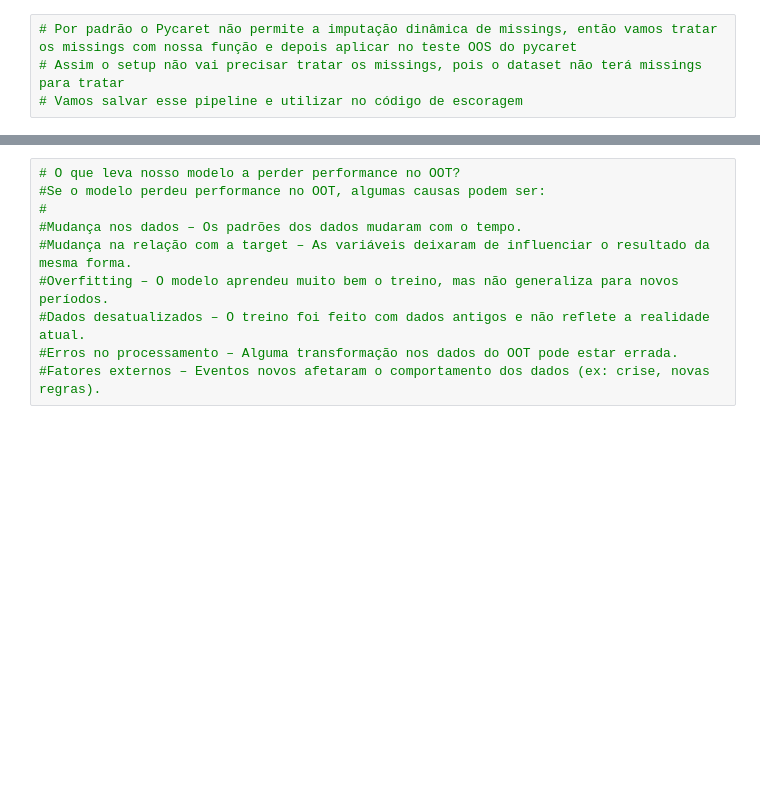
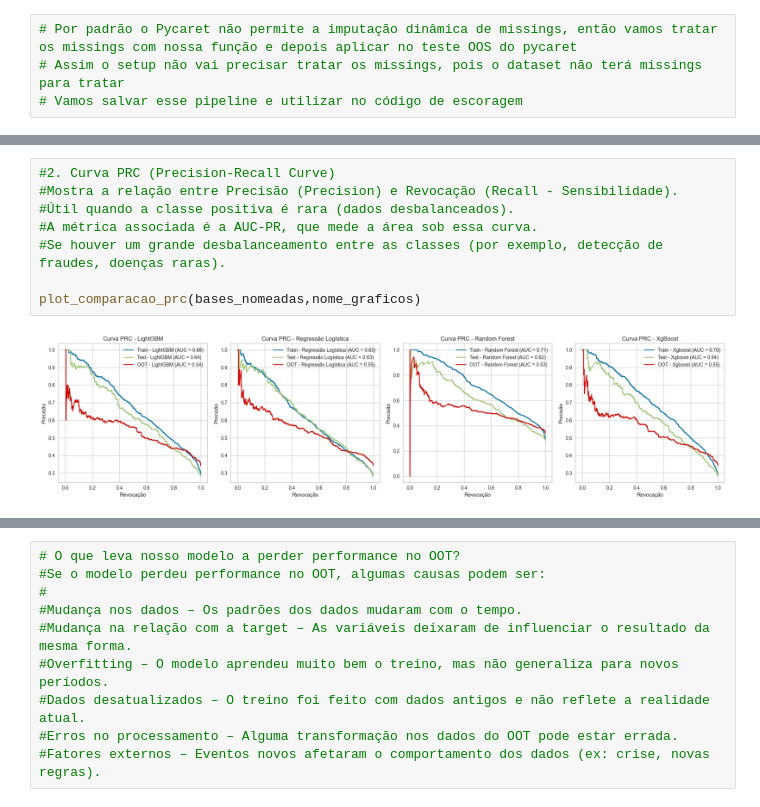
Before and after one commit to RodrigoFCMoreira/credit_scoring_ML_solver, a Jupyter notebook: 4 - Avaliar Técnica de modelagem.ipynb, the cells around one changed output, grey strips where cells are left out. Drawn from its saved outputs; the diff is of its cells as text; blank space fills up the shorter version.

```diff
--- a/4 - Avaliar Técnica de modelagem.ipynb
+++ b/4 - Avaliar Técnica de modelagem.ipynb
@@ -286,0 +421,10 @@ tabela_ks
+# %%
+#2. Curva PRC (Precision-Recall Curve)
+#Mostra a relação entre Precisão (Precision) e Revocação (Recall - Sensibilidade).
+#Útil quando a classe positiva é rara (dados desbalanceados).
+#A métrica associada é a AUC-PR, que mede a área sob essa curva.
+#Se houver um grande desbalanceamento entre as classes (por exemplo, detecção de fraudes, doenças raras).
+
+plot_comparacao_prc(bases_nomeadas,nome_graficos)
+# %% [output]
+[figure, added]
```
Also changed, not shown: parts of 62 cells of this notebook, 13 other files.
